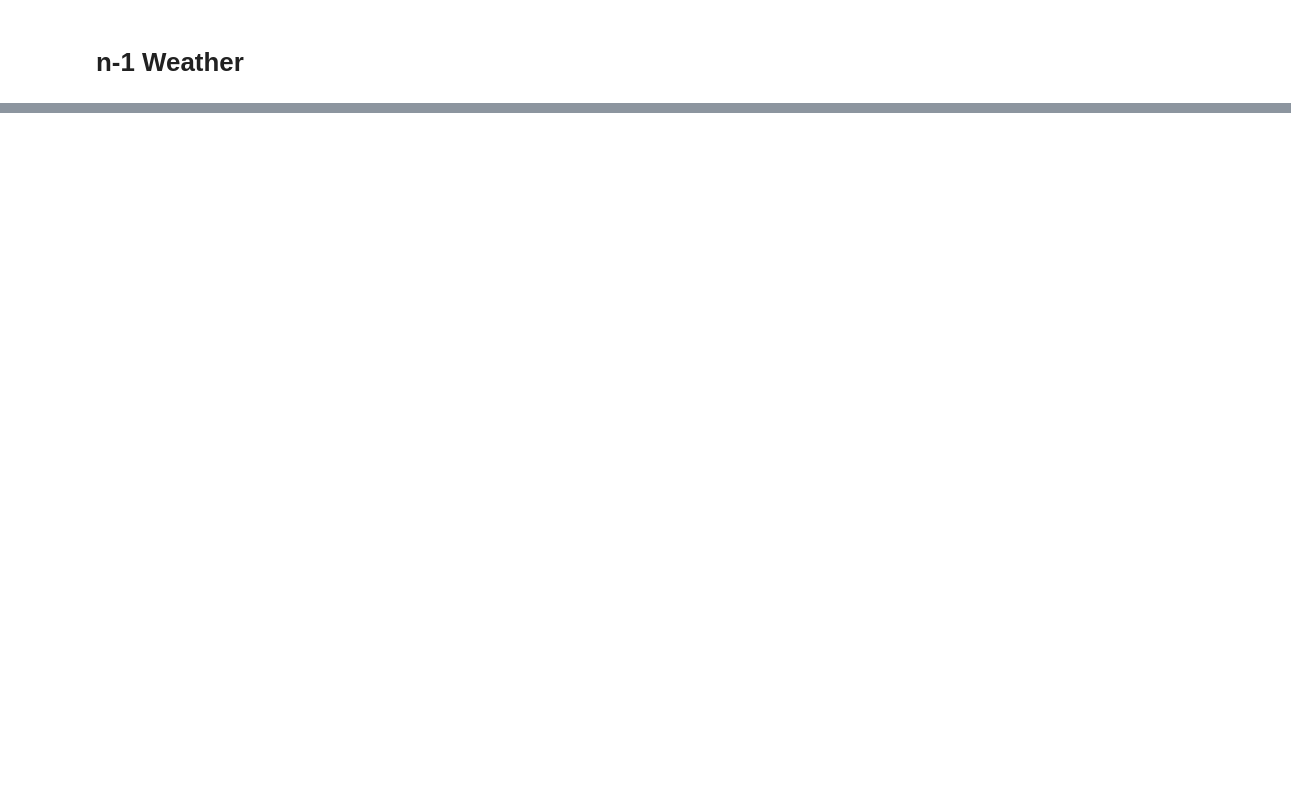
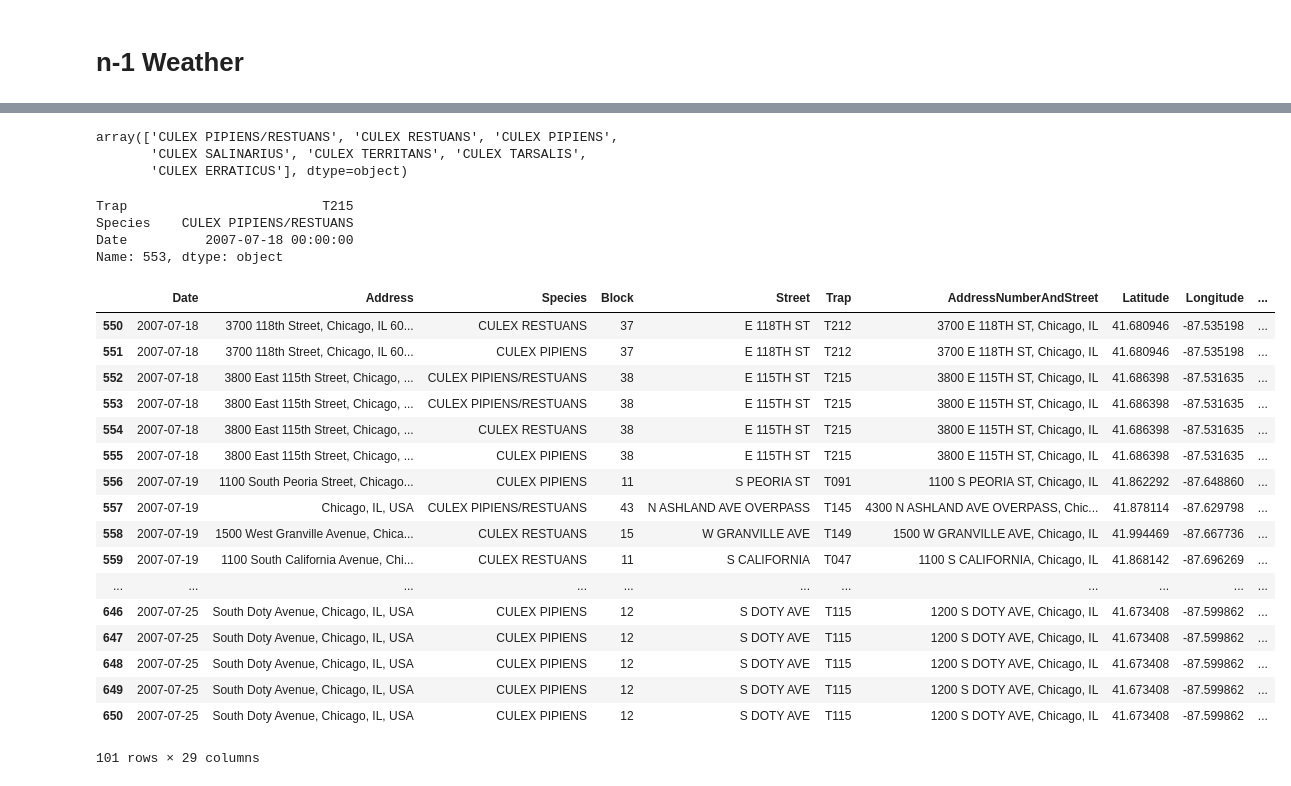
Before and after one commit to austinbrian/skeeter_patrol, a Jupyter notebook: code/BDA-eda.ipynb, the cells around one changed output, grey strips where cells are left out. Drawn from its saved outputs; the diff is of its cells as text; code cells hidden in the pictures; blank space fills up the shorter version.

```diff
--- a/code/BDA-eda.ipynb
+++ b/code/BDA-eda.ipynb
@@ -392,0 +580,6 @@ train.groupby
+# %%
+n_weather = pd.merge(left=n_weather,right=weather,left_on=['_date-1','Station'],right_on=['Date','Station'],suffixes=('','_date-1'))
+# %%
+for i in range(1,7): # Hard-coded range of the last 6 days
+    n_date = "_date-"+str(i)
+    n_weather = pd.merge(left=n_weather,right=weather,left_on=[n_date,'Station'],right_on=['Date','Station'],suffixes =('',n_date))
@@ -392,0 +625,2 @@ train.groupby
+# %%
+for i in len(train.Trap.unique()):
@@ -392,0 +634,49 @@ train.groupby
+# %%
+train['Species'].unique()
+# %% [output]
+array(['CULEX PIPIENS/RESTUANS', 'CULEX RESTUANS', 'CULEX PIPIENS',
+       'CULEX SALINARIUS', 'CULEX TERRITANS', 'CULEX TARSALIS',
+       'CULEX ERRATICUS'], dtype=object)
+# %%
+df.loc[553,['Trap','Species','Date']]
+# %% [output]
+Trap                         T215
+Species    CULEX PIPIENS/RESTUANS
+Date          2007-07-18 00:00:00
+Name: 553, dtype: object
+# %%
+for i in df.index:
+    n_dates = []
+    trap = df.loc[i,'Trap']
+    species = df.loc[i,'Species']
+    date = df.loc[i,'Date']
+#     print df.loc[i,['Trap','Species','Date']]
+#     print trap, species, date
+    caught_in_trap = 0
+    df.loc[i,'WnvPresent']+=caught_in_trap
+    for j in range(1,7):
+        n_date = train.loc[i,'Date']-pd.DateOffset(j)
+        WNV = df.loc[(df.Date ==n_date)&(df.Species ==species)&(df.Trap==trap),'WnvPresent']
+        WNV+=caught_in_trap
+    df.loc[i,'WNV_past_week'] = caught_in_trap
+# %%
+df['Trap','WNV','WNV_past_week']
+# %% [output]
+|  | Date | Address | Species | Block | Street | Trap | AddressNumberAndStreet | Latitude | Longitude | ... |
+| 550 | 2007-07-18 | 3700 118th Street, Chicago, IL 60... | CULEX RESTUANS | 37 | E 118TH ST | T212 | 3700 E 118TH ST, Chicago, IL | 41.680946 | -87.535198 | ... |
+| 551 | 2007-07-18 | 3700 118th Street, Chicago, IL 60... | CULEX PIPIENS | 37 | E 118TH ST | T212 | 3700 E 118TH ST, Chicago, IL | 41.680946 | -87.535198 | ... |
+| 552 | 2007-07-18 | 3800 East 115th Street, Chicago, ... | CULEX PIPIENS/RESTUANS | 38 | E 115TH ST | T215 | 3800 E 115TH ST, Chicago, IL | 41.686398 | -87.531635 | ... |
+| 553 | 2007-07-18 | 3800 East 115th Street, Chicago, ... | CULEX PIPIENS/RESTUANS | 38 | E 115TH ST | T215 | 3800 E 115TH ST, Chicago, IL | 41.686398 | -87.531635 | ... |
+| 554 | 2007-07-18 | 3800 East 115th Street, Chicago, ... | CULEX RESTUANS | 38 | E 115TH ST | T215 | 3800 E 115TH ST, Chicago, IL | 41.686398 | -87.531635 | ... |
+| 555 | 2007-07-18 | 3800 East 115th Street, Chicago, ... | CULEX PIPIENS | 38 | E 115TH ST | T215 | 3800 E 115TH ST, Chicago, IL | 41.686398 | -87.531635 | ... |
+| 556 | 2007-07-19 | 1100 South Peoria Street, Chicago... | CULEX PIPIENS | 11 | S PEORIA ST | T091 | 1100 S PEORIA ST, Chicago, IL | 41.862292 | -87.648860 | ... |
+| 557 | 2007-07-19 | Chicago, IL, USA | CULEX PIPIENS/RESTUANS | 43 | N ASHLAND AVE OVERPASS | T145 | 4300 N ASHLAND AVE OVERPASS, Chic... | 41.878114 | -87.629798 | ... |
+| 558 | 2007-07-19 | 1500 West Granville Avenue, Chica... | CULEX RESTUANS | 15 | W GRANVILLE AVE | T149 | 1500 W GRANVILLE AVE, Chicago, IL | 41.994469 | -87.667736 | ... |
+| 559 | 2007-07-19 | 1100 South California Avenue, Chi... | CULEX RESTUANS | 11 | S CALIFORNIA | T047 | 1100 S CALIFORNIA, Chicago, IL | 41.868142 | -87.696269 | ... |
+| ... | ... | ... | ... | ... | ... | ... | ... | ... | ... | ... |
+| 646 | 2007-07-25 | South Doty Avenue, Chicago, IL, USA | CULEX PIPIENS | 12 | S DOTY AVE | T115 | 1200 S DOTY AVE, Chicago, IL | 41.673408 | -87.599862 | ... |
+| 647 | 2007-07-25 | South Doty Avenue, Chicago, IL, USA | CULEX PIPIENS | 12 | S DOTY AVE | T115 | 1200 S DOTY AVE, Chicago, IL | 41.673408 | -87.599862 | ... |
+| 648 | 2007-07-25 | South Doty Avenue, Chicago, IL, USA | CULEX PIPIENS | 12 | S DOTY AVE | T115 | 1200 S DOTY AVE, Chicago, IL | 41.673408 | -87.599862 | ... |
+| 649 | 2007-07-25 | South Doty Avenue, Chicago, IL, USA | CULEX PIPIENS | 12 | S DOTY AVE | T115 | 1200 S DOTY AVE, Chicago, IL | 41.673408 | -87.599862 | ... |
+| 650 | 2007-07-25 | South Doty Avenue, Chicago, IL, USA | CULEX PIPIENS | 12 | S DOTY AVE | T115 | 1200 S DOTY AVE, Chicago, IL | 41.673408 | -87.599862 | ... |
+101 rows × 29 columns
```
Also changed, not shown: parts of 53 cells of this notebook, 1 other file.
